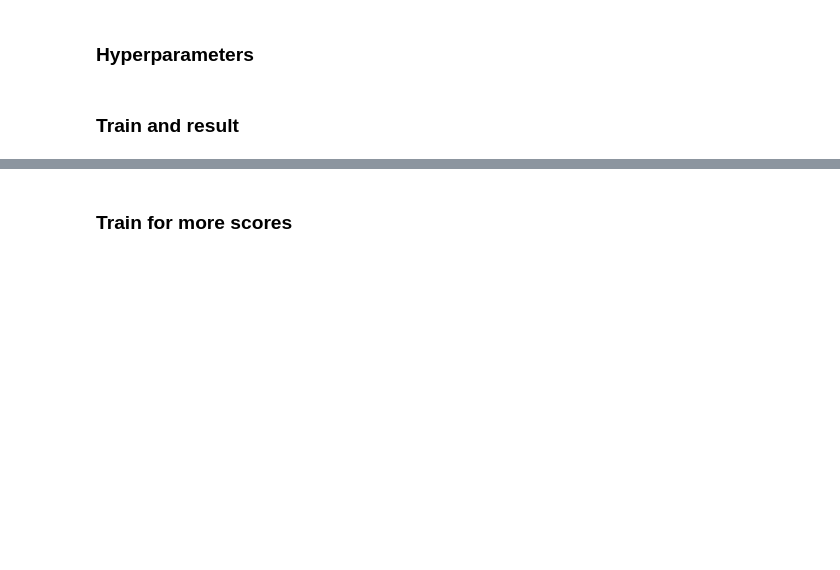
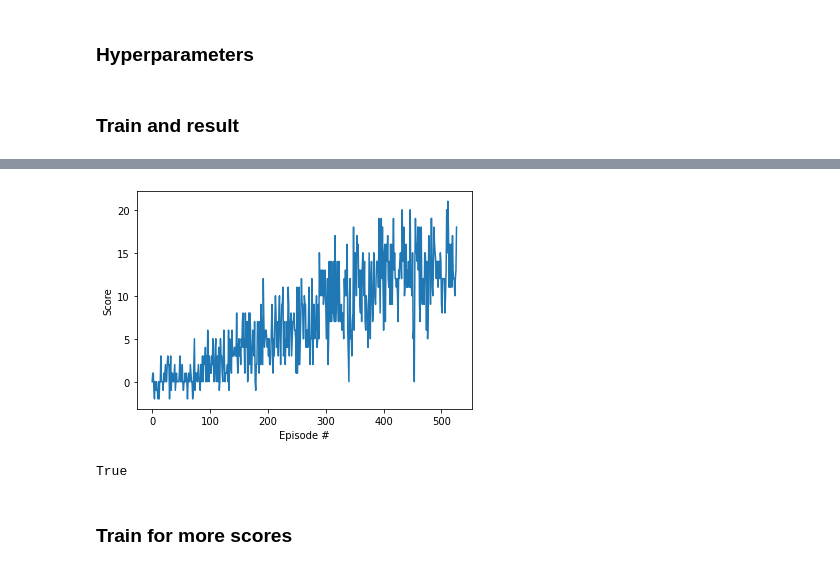
Before and after one commit to lapiz/udacity-drlnd-project-1-Navigation, a Jupyter notebook: Report.ipynb, the cells around one changed output, grey strips where cells are left out. Saved outputs shown, nothing was run; the diff lists cells and outputs as text; code cells hidden in the pictures; blank space fills up the shorter version.

Commit message:
Add Report result

```diff
--- a/Report.ipynb
+++ b/Report.ipynb
@@ -57,10 +57,10 @@ from model import *
 cpu
 # %%
 # for mac
-env = UnityEnvironment(file_name="Banana.app")
+#env = UnityEnvironment(file_name="Banana.app")
 
 # for linux
-#env = UnityEnvironment(file_name="Banana_Linux_NoVis/Banana.x86_64")
+env = UnityEnvironment(file_name="Banana_Linux_NoVis/Banana.x86_64")
 
 # for windows
 #env = UnityEnvironment(file_name="Banana_Windows_x86_64/Banana.exe")
@@ -155,4 +166,5 @@ params = {
 # Train it!
 agent = Agent(state_size=state_size, action_size=action_size, seed=0, params = params )
 
-TrainAgent(env, agent, 13, 'banana13')
+TrainAgent(env, agent, 13, 'banana13_report')
+# %% [output]
@@ -159,3 +185,5 @@ TrainAgent(env, agent, 13, 'banana13')
+[figure, added]
+True
 # %% [markdown]
 ### Train for more scores
 # %%
```
Also changed, not shown: parts of 5 cells of this notebook, 5 other files.
